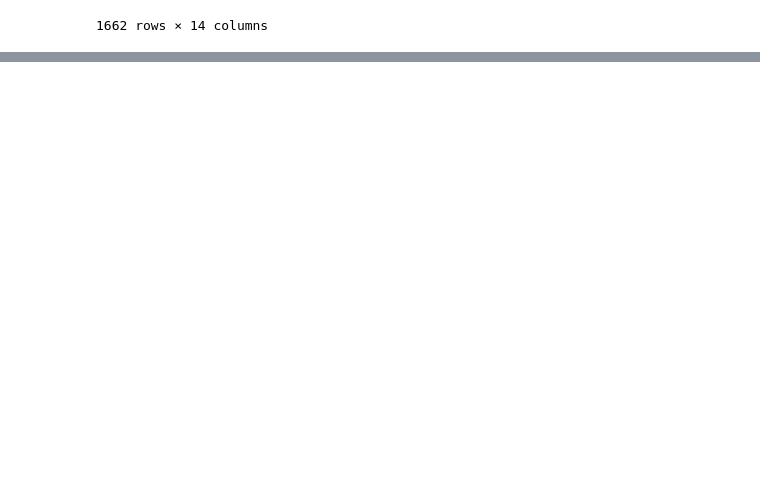
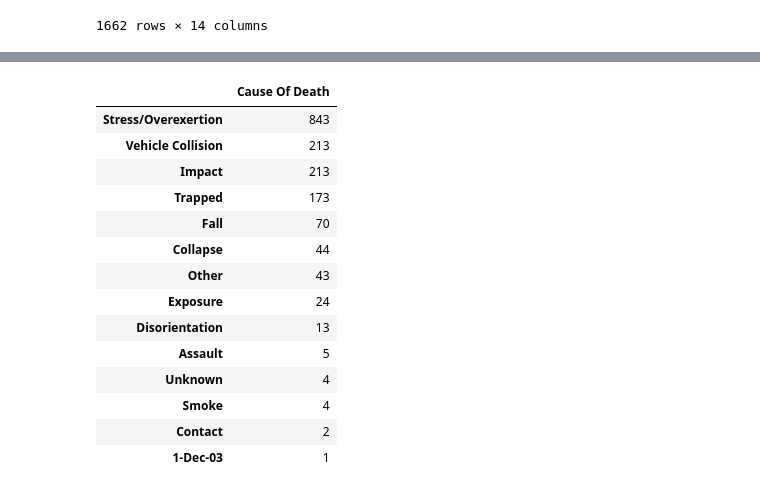
Before and after one commit to Shelf0/DB_Build-GeoMappingFDNY, a Jupyter notebook: Fatalities_Analysis.ipynb, the cells around one changed output, grey strips where cells are left out. Drawn from its saved outputs; the diff is of its cells as text; code cells hidden in the pictures; blank space fills up the shorter version.

```diff
--- a/Fatalities_Analysis.ipynb
+++ b/Fatalities_Analysis.ipynb
@@ -75,3 +118,22 @@ FD_df
+# %%
+PTG_df = pd.DataFrame(CD_df['Cause Of Death'].value_counts())
+PTG_df
+# %% [output]
+|  | Cause Of Death |
+| Stress/Overexertion | 843 |
+| Vehicle Collision | 213 |
+| Impact | 213 |
+| Trapped | 173 |
+| Fall | 70 |
+| Collapse | 44 |
+| Other | 43 |
+| Exposure | 24 |
+| Disorientation | 13 |
+| Assault | 5 |
+| Unknown | 4 |
+| Smoke | 4 |
+| Contact | 2 |
+| 1-Dec-03 | 1 |
 # %%
 # Generate a pie plot showing the distribution of female versus male mice using Pandas
 
```
Also changed, not shown: parts of 6 cells of this notebook.
